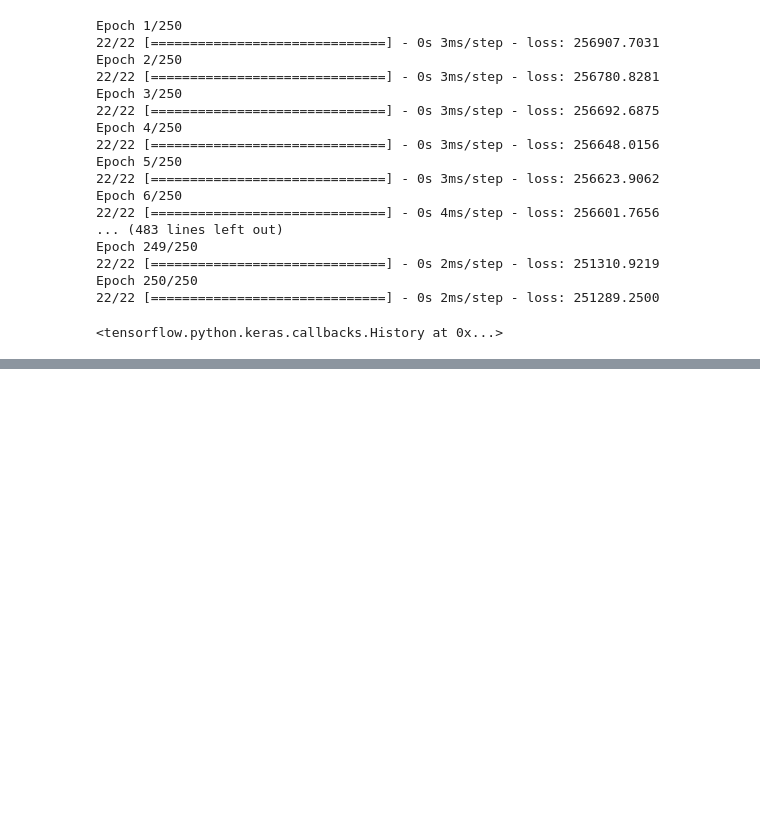
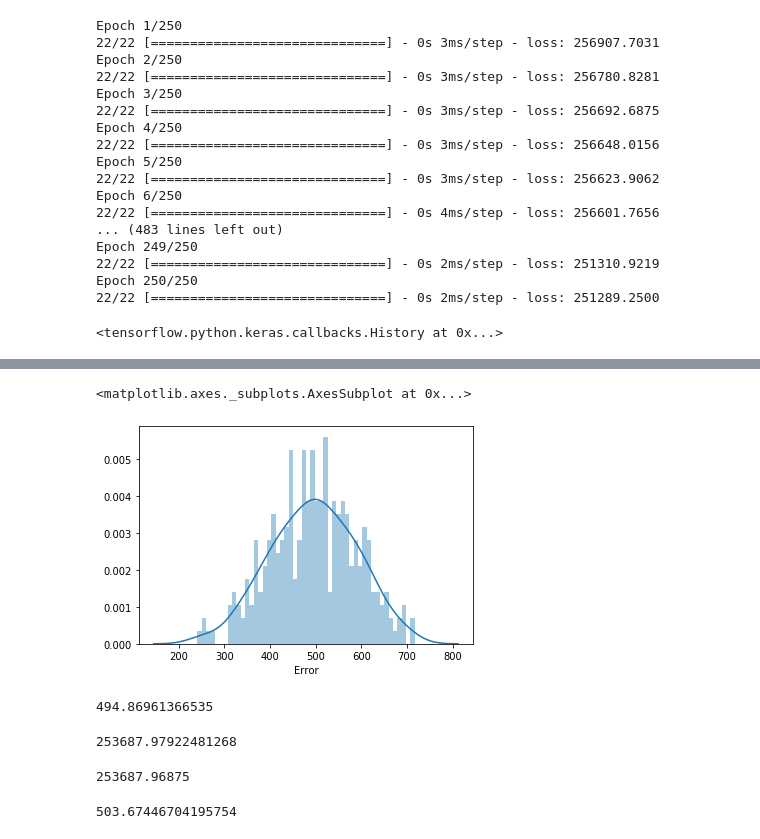
Before and after one commit to arpitsomani8/TensorFlow-And-Keras, a Jupyter notebook: TensorFlow and Keras Basic Syntax/TensorFlow and Keras Basic Syntax.ipynb, the cells around one changed output, grey strips where cells are left out. Cells and saved outputs as stored; diff of their text form; code cells hidden in the pictures; blank space fills up the shorter version.

```diff
--- a/TensorFlow and Keras Basic Syntax/TensorFlow and Keras Basic Syntax.ipynb
+++ b/TensorFlow and Keras Basic Syntax/TensorFlow and Keras Basic Syntax.ipynb
@@ -197,0 +334,5 @@ Epoch 250/250
+# %%
+sns.distplot(pred_df['Error'],bins=50)
+# %% [output]
+<matplotlib.axes._subplots.AxesSubplot at 0x...>
+[figure, added]
@@ -197,0 +341,18 @@ Epoch 250/250
+# %%
+mean_absolute_error(pred_df['Test Y'],pred_df['Model Predictions'])
+# %% [output]
+494.86961366535
+# %%
+mean_squared_error(pred_df['Test Y'],pred_df['Model Predictions'])
+# %% [output]
+253687.97922481268
+# %%
+# Essentially the same thing, difference just due to precision
+test_score
+# %% [output]
+253687.96875
+# %%
+#RMSE
+test_score**0.5
+# %% [output]
+503.67446704195754
```
Also changed, not shown: parts of 23 cells of this notebook.
